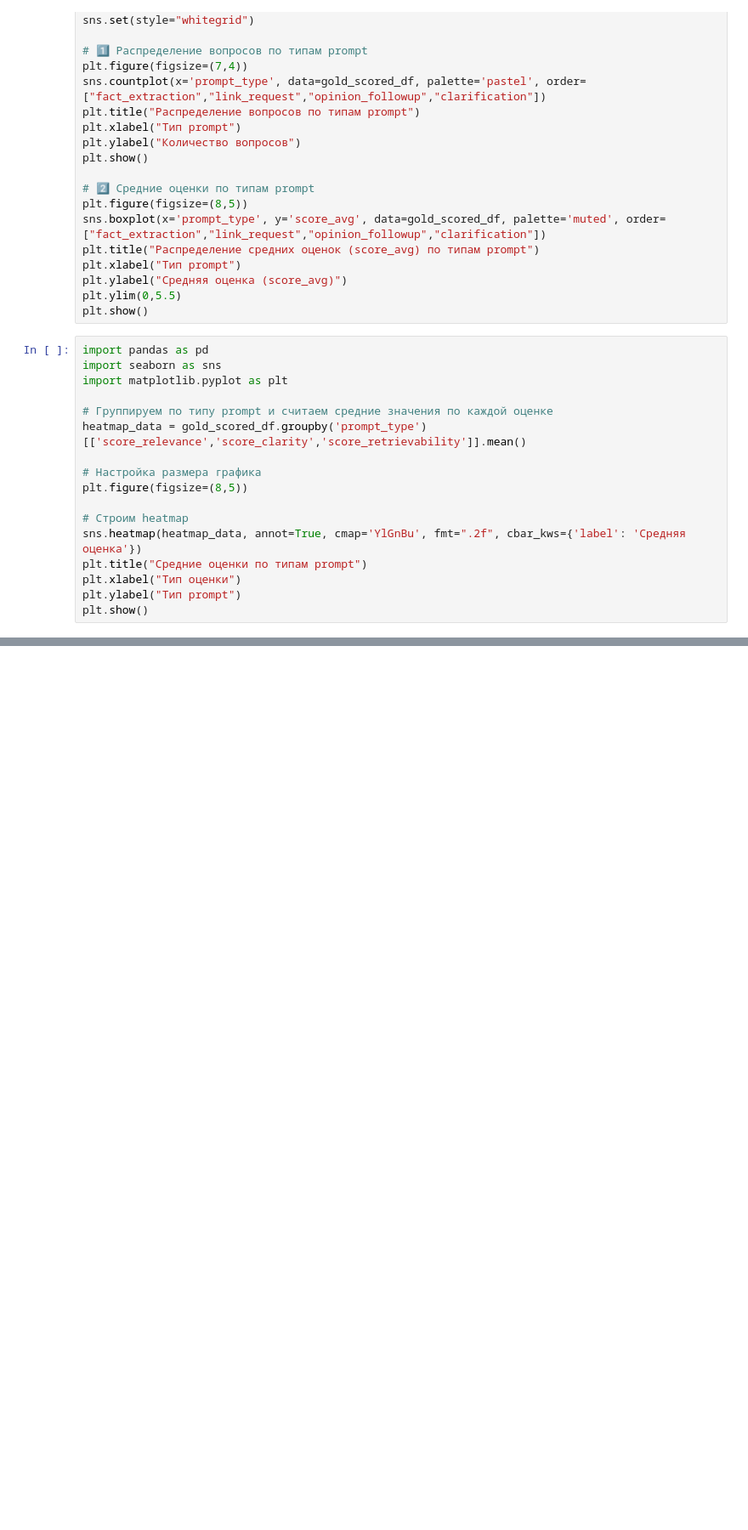
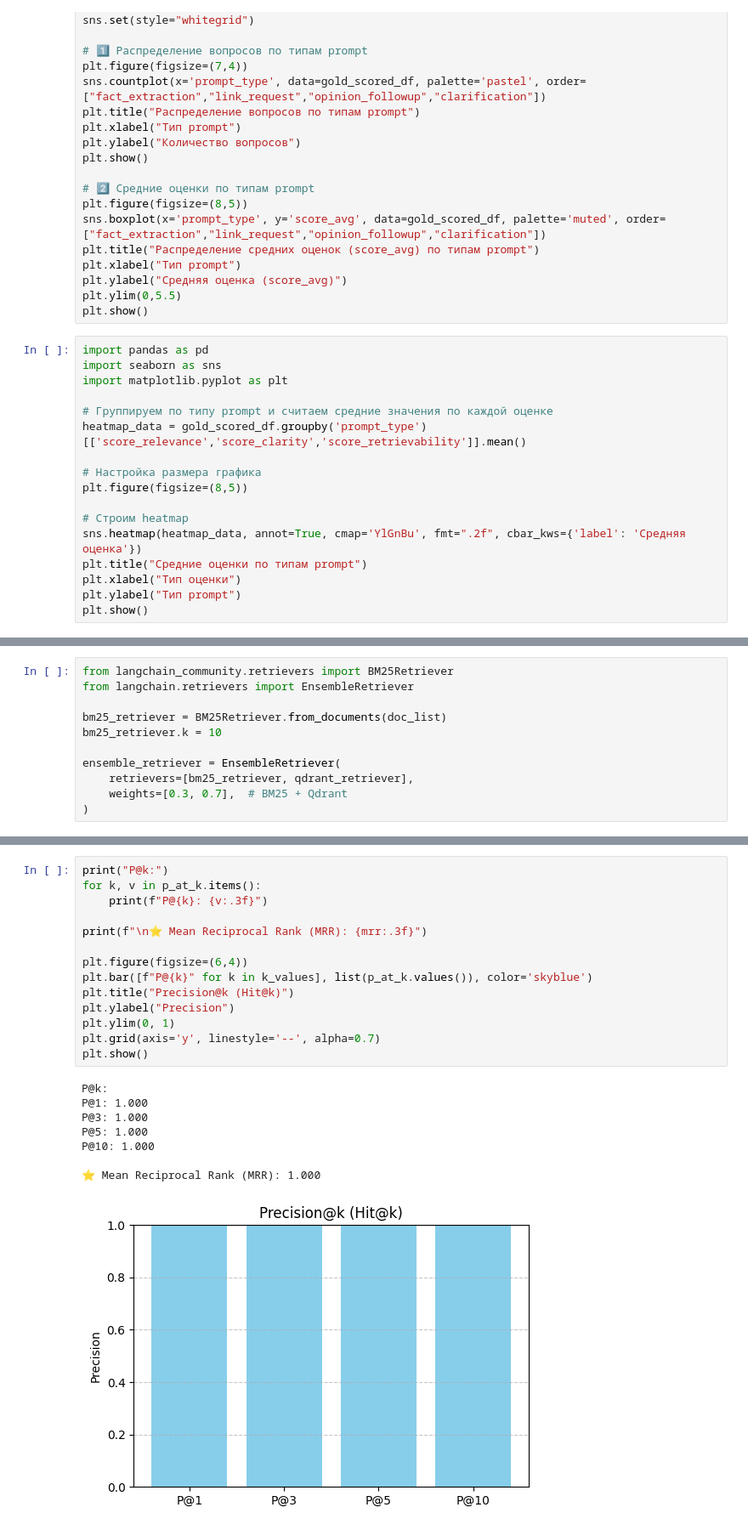
Before and after one commit to pese-git/llm-engineer, a Jupyter notebook: module04/theme02/task/notebook.ipynb, the cells around one changed output, grey strips where cells are left out. Shown: that part at 85% size. Drawn from its saved outputs; the diff is of its cells as text; blank space fills up the shorter version.

```diff
--- a/module04/theme02/task/notebook.ipynb
+++ b/module04/theme02/task/notebook.ipynb
@@ -718,0 +1348,11 @@ plt.show()
+# %%
+from langchain_community.retrievers import BM25Retriever
+from langchain.retrievers import EnsembleRetriever
+
+bm25_retriever = BM25Retriever.from_documents(doc_list)
+bm25_retriever.k = 10
+
+ensemble_retriever = EnsembleRetriever(
+    retrievers=[bm25_retriever, qdrant_retriever],
+    weights=[0.3, 0.7],  # BM25 + Qdrant
+)
@@ -718,0 +1395,23 @@ plt.show()
+# %%
+print("P@k:")
+for k, v in p_at_k.items():
+    print(f"P@{k}: {v:.3f}")
+
+print(f"\n⭐ Mean Reciprocal Rank (MRR): {mrr:.3f}")
+
+plt.figure(figsize=(6,4))
+plt.bar([f"P@{k}" for k in k_values], list(p_at_k.values()), color='skyblue')
+plt.title("Precision@k (Hit@k)")
+plt.ylabel("Precision")
+plt.ylim(0, 1)
+plt.grid(axis='y', linestyle='--', alpha=0.7)
+plt.show()
+# %% [output]
+P@k:
+P@1: 1.000
+P@3: 1.000
+P@5: 1.000
+P@10: 1.000
+
+⭐ Mean Reciprocal Rank (MRR): 1.000
+[figure, added]
```
Also changed, not shown: parts of 103 cells of this notebook.
